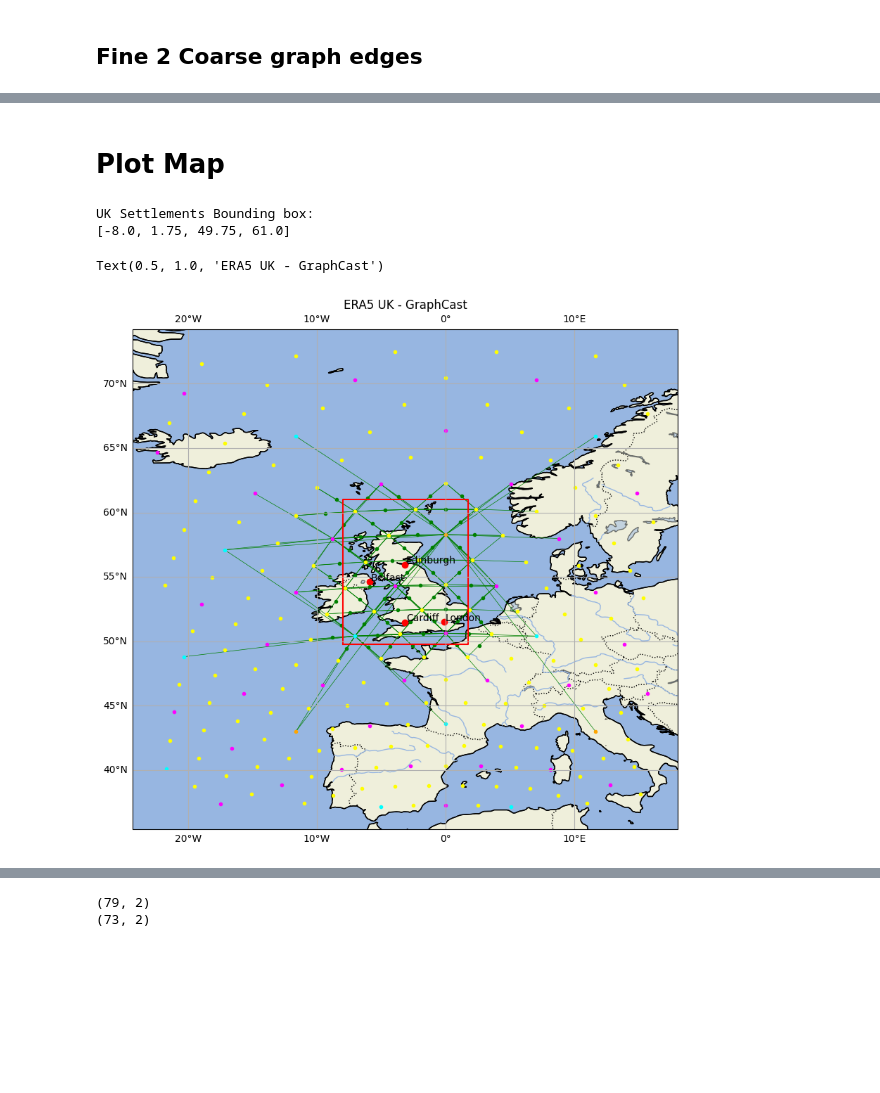
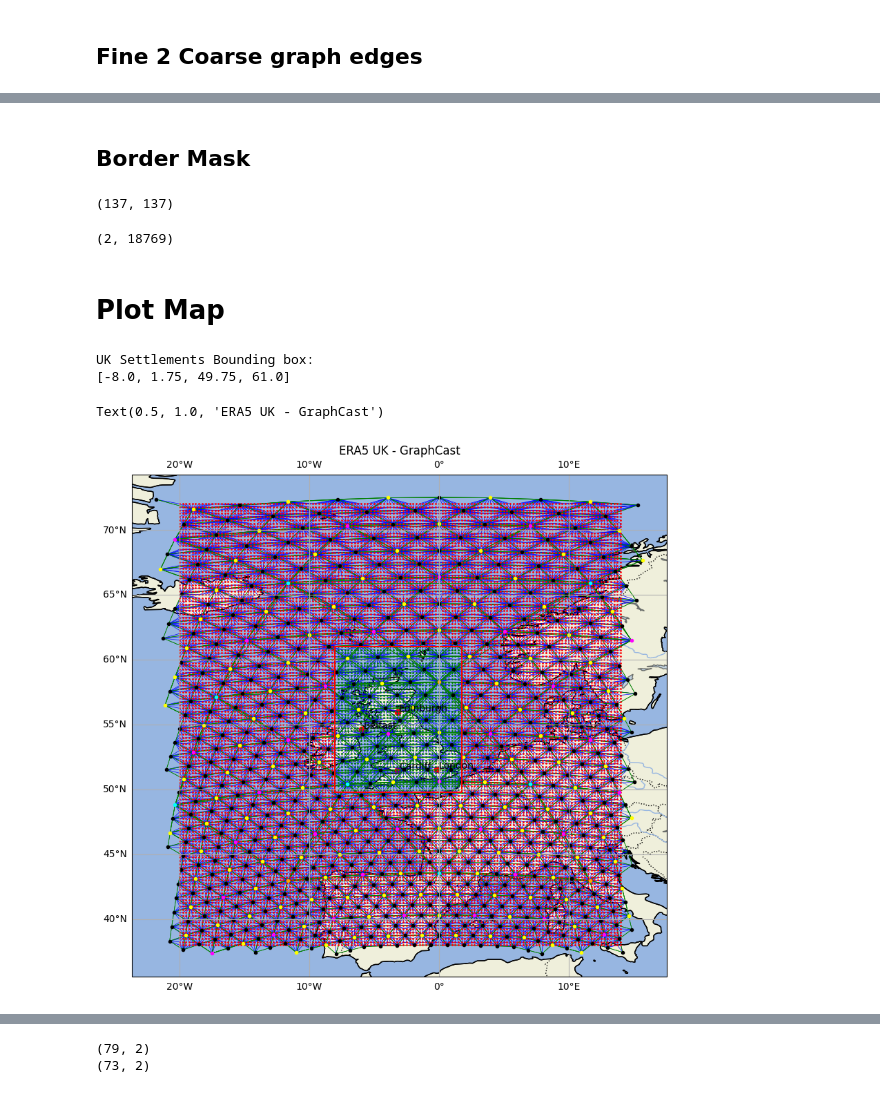
Before and after one commit to bet20ICL/neural-lam, a Jupyter notebook: notebooks/plot_map.ipynb, the cells around one changed output, grey strips where cells are left out. Cells and saved outputs as stored; diff of their text form; code cells hidden in the pictures; blank space fills up the shorter version.

```diff
--- a/notebooks/plot_map.ipynb
+++ b/notebooks/plot_map.ipynb
@@ -126,11 +126,21 @@ def m2g_edges(ax, grid_xy, mesh_pos, m2g_edge_set):
             transform=proj,
             linewidth=0.5
         )
+
+def border_mask(ax, grid_xy, border_mask, marker_size=1):
+    border_mask = border_mask.reshape(-1)
+    for i, mask in enumerate(border_mask):
+        if mask:
+            pattern = 'ro'
+        else:
+            pattern = 'go'
+        ax.plot(grid_xy[0][i], grid_xy[1][i], pattern, transform=proj, markersize=marker_size)
 # %% [markdown]
 ## Load datas
 # %%
-dataset = "era5_uk_small"
-graph_name = "uk_small_ico"
+
+# dataset = "era5_uk_small"
+# graph_name = "uk_small_ico"
 
 # dataset = "era5_uk"
 # graph_name = "uk_ico"
@@ -138,10 +148,13 @@ graph_name = "uk_small_ico"
 # dataset = "era5_uk_big"
 # graph_name = "uk_big_ico"
 
+dataset = "era5_uk_max"
+graph_name = "uk_max_ico"
+
 # dataset_coarse = "era5_uk_big_coarse"
 # coarse_graph_name = "uk_big_coarse_ico"
 
-dataset_coarse = "era5_uk_max_coarse"
-coarse_graph_name = "uk_max_coarse_ico"
+# dataset_coarse = "era5_uk_max_coarse"
+# coarse_graph_name = "uk_max_coarse_ico"
 # %%
 graph = load_graph(dataset, graph_name)
@@ -173,3 +188,14 @@ coarse2fine_edge_set = sorted(list({tuple(e) for e in coarse2fine_edge_index.T})
+# %% [markdown]
+## Border Mask
+# %%
+mask = np.load(f"data/{dataset}/static/border_mask.npy").astype(int)
+mask.shape
+# %% [output]
+(137, 137)
+# %%
+graph.grid_xy.shape
+# %% [output]
+(2, 18769)
 # %% [markdown]
 # Plot Map
 # %%
@@ -188,45 +214,46 @@ cities = {
 }
 add_cities(ax, cities)
 
-# g2m_edges(ax, graph.grid_xy, graph.mesh_pos, graph.g2m_edge_set)
-# m2m_edges(ax, graph.mesh_pos, graph.m2m_edge_set)
-# # m2g_edges(ax, graph.grid_xy, graph.mesh_pos, graph.m2g_edge_set)
+g2m_edges(ax, graph.grid_xy, graph.mesh_pos, graph.g2m_edge_set)
+m2m_edges(ax, graph.mesh_pos, graph.m2m_edge_set)
+# m2g_edges(ax, graph.grid_xy, graph.mesh_pos, graph.m2g_edge_set)
 # grid_points(ax, graph.grid_xy, "red")
-# mesh_points(ax, graph.mesh_pos, graph.mesh_node_levels)
+border_mask(ax, graph.grid_xy, mask, marker_size=1)
+mesh_points(ax, graph.mesh_pos, graph.mesh_node_levels)
 
 # m2m_edges(ax, graph.mesh_pos, graph.m2m_edge_set)
 # grid_points(ax, graph.grid_xy, "red")
 # mesh_points(ax, graph.mesh_pos, graph.mesh_node_levels)
 
 # m2m_edges(ax, coarse_graph.mesh_pos, coarse_graph.m2m_edge_set)
 # grid_points(ax, coarse_graph.grid_xy, "red")
 # mesh_points(ax, coarse_graph.mesh_pos, coarse_graph.mesh_node_levels)
 
-coarse2fine_edges(ax, coarse_graph.mesh_pos, graph.mesh_pos, coarse2fine_edge_set)
+# coarse2fine_edges(ax, coarse_graph.mesh_pos, graph.mesh_pos, coarse2fine_edge_set)
 # m2m_edges(ax, full_coarse_graph.mesh_pos, full_coarse_graph.m2m_edge_set)
 # m2m_edges(ax, graph.mesh_pos, graph.m2m_edge_set)
 # m2m_edges(ax, coarse_graph.mesh_pos, coarse_graph.m2m_edge_set)
 # grid_points(ax, coarse_graph.grid_xy, "red")
 # # mesh_points(ax, graph.mesh_pos, graph.mesh_node_levels)
-mesh_points(ax, graph.mesh_pos)
-mesh_points(ax, coarse_graph.mesh_pos, coarse_graph.mesh_node_levels)
+# mesh_points(ax, graph.mesh_pos)
+# mesh_points(ax, coarse_graph.mesh_pos, coarse_graph.mesh_node_levels)
 
 uk_settlments = [-8.00, 1.75, 49.75, 61.00]
 print("UK Settlements Bounding box:")
 print(uk_settlments)
 bounding_box(ax, uk_settlments)
 
 # Add gridlines
 gl = ax.gridlines(draw_labels=True)
 gl.top_lables = False
 gl.right_labels = False
 
 plt.title('ERA5 UK - GraphCast')
 # %% [output]
 UK Settlements Bounding box:
 [-8.0, 1.75, 49.75, 61.0]
 Text(0.5, 1.0, 'ERA5 UK - GraphCast')
-[figure, old version]
+[figure, new version]
 # %%
 graph.mesh_pos
 # %% [output]
```
Also changed, not shown: parts of 3 cells of this notebook, 10 other files.
